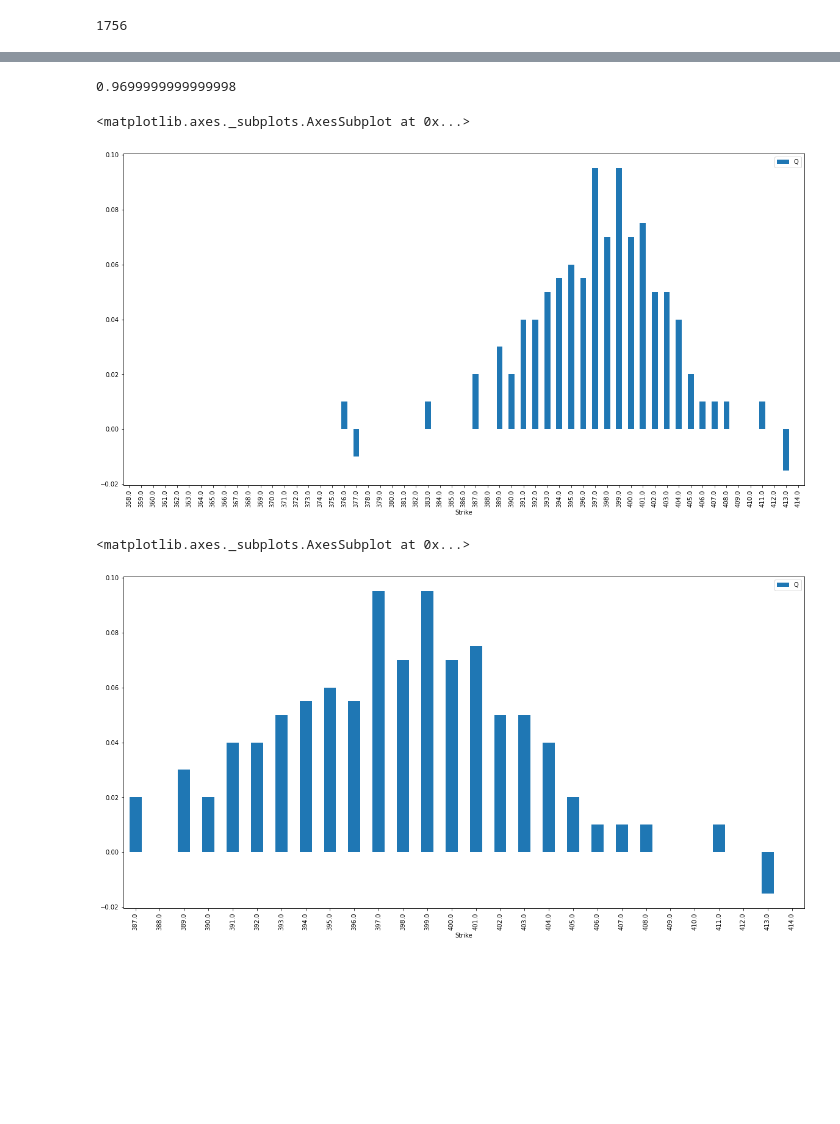
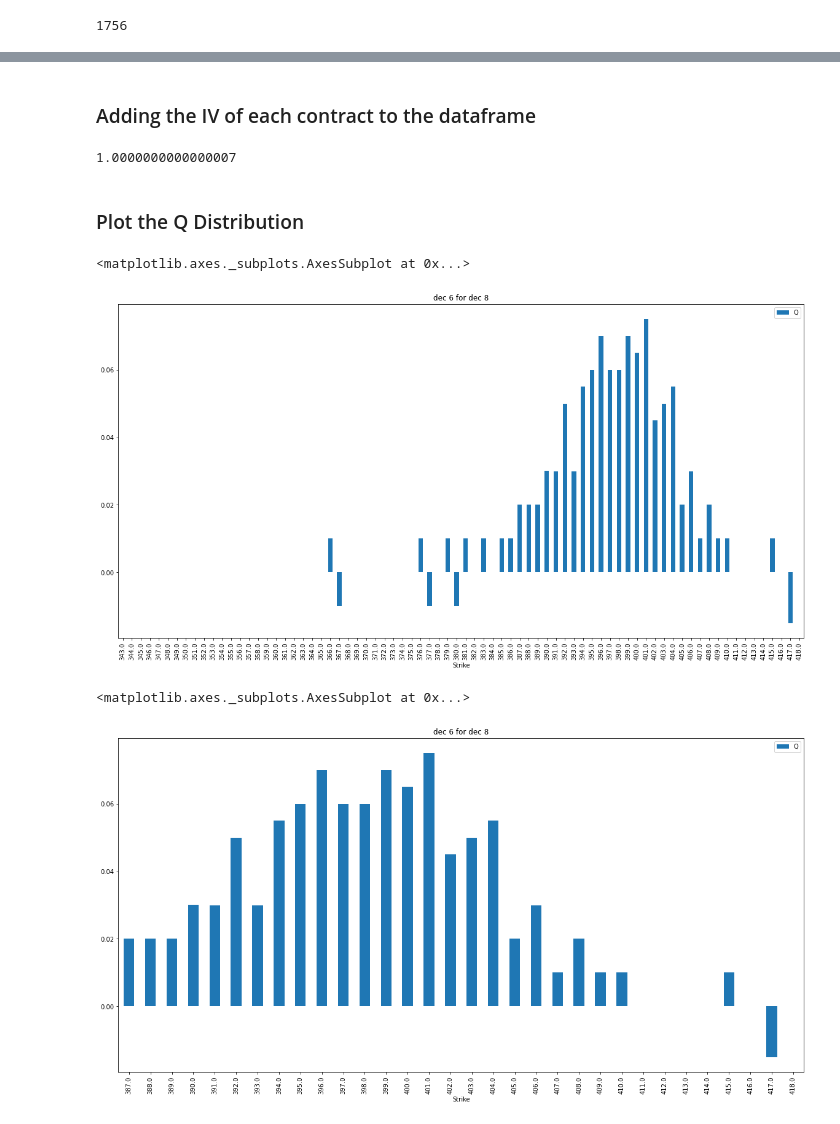
Before and after one commit to Rishik-J/QuantFinance, a Jupyter notebook: QDistribution.ipynb, the cells around one changed output, grey strips where cells are left out. Cells and saved outputs as stored; diff of their text form; code cells hidden in the pictures; blank space fills up the shorter version.

```diff
--- a/QDistribution.ipynb
+++ b/QDistribution.ipynb
@@ -13,7 +21,12 @@ len(data.index)
 # %%
+# Select the expiration data you want to plot the Q distribution for
+data = data.loc['2022-12-8']
+
+# Remove irrelavent columns
 columns = ['Bid', 'Ask', 'Strike', 'Bid1', 'Ask1']
 data = data[columns]
-data = data.loc['2022-12-7']
+
+# Remove all rows that have a $0 bid or ask price
 data = data[data.Bid1 > 0]
 data = data[data.Bid > 0]
 data = data[data.Ask > 0]
@@ -87,3 +106,5 @@ data.tail()
+# %% [markdown]
+### Adding the IV of each contract to the dataframe
 # %%
 def addQToDataframe(data, strike):
   q = []
@@ -99,14 +120,16 @@ data = addQToDataframe(data, 396)
 # %%
 data['Q'].sum()
 # %% [output]
-0.9699999999999998
+1.0000000000000007
+# %% [markdown]
+### Plot the Q Distribution
 # %%
-data.plot(x='Strike', y='Q', style='o', kind='bar', figsize=(20, 10))
+data.plot(x='Strike', y='Q', style='o', kind='bar', figsize=(20, 10), title='dec 6 for dec 8')
 # %% [output]
 <matplotlib.axes._subplots.AxesSubplot at 0x...>
-[figure, old version]
+[figure, new version]
 # %%
-data.loc[data['Strike'] >= 387].plot(x='Strike', y='Q', style='o', kind='bar', figsize=(20, 10))
+data.loc[data['Strike'] >= 387].plot(x='Strike', y='Q', style='o', kind='bar', figsize=(20, 10), title='dec 6 for dec 8')
 # %% [output]
 <matplotlib.axes._subplots.AxesSubplot at 0x...>
-[figure, old version]
+[figure, new version]
```
Also changed, not shown: parts of 12 cells of this notebook.
